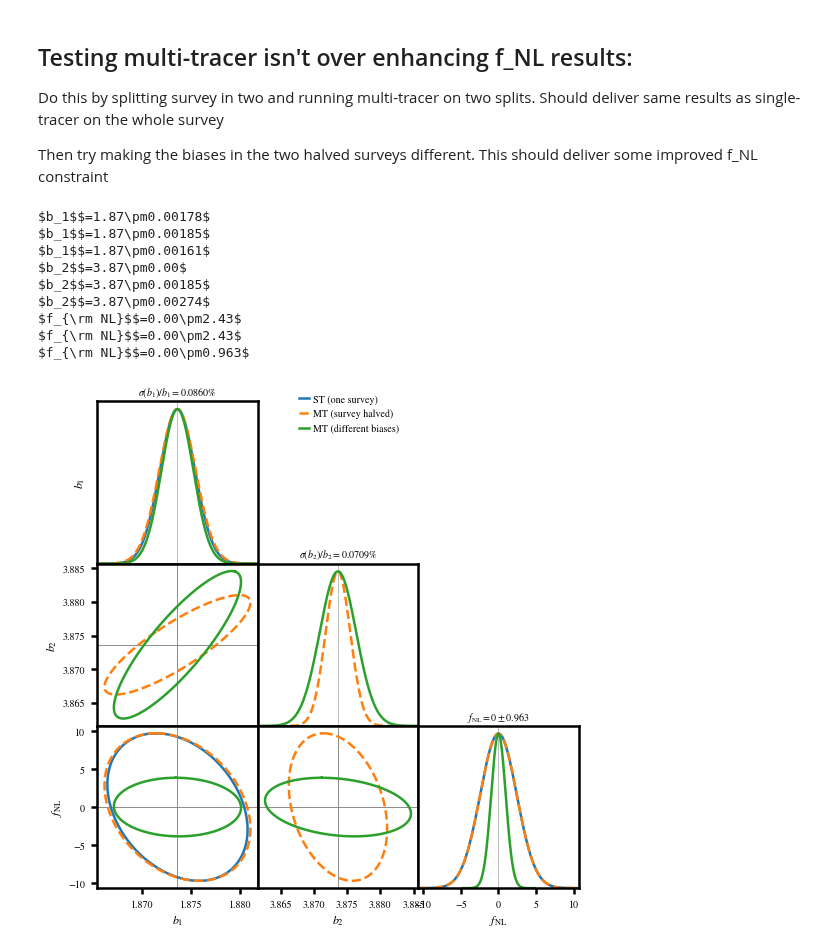
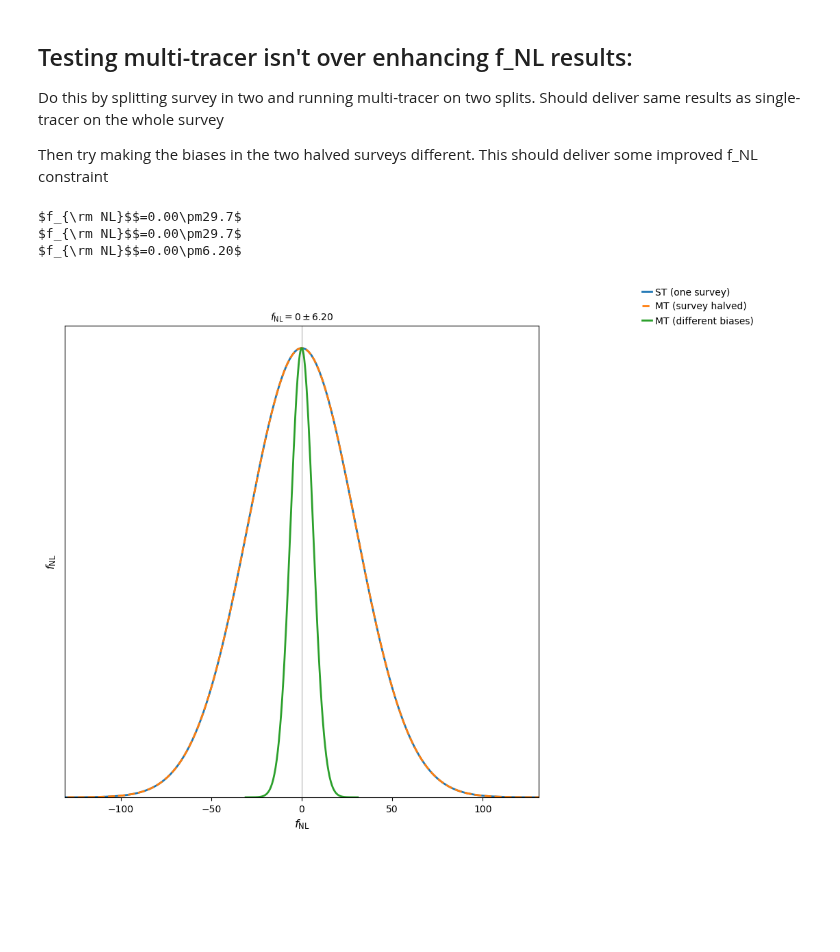
Before and after one commit to meerklass/MeerFish, a Jupyter notebook: validation/multitracer_validate.ipynb, the cells around one changed output. Drawn from its saved outputs; the diff is of its cells as text; code cells hidden in the pictures; blank space fills up the shorter version.

```diff
--- a/validation/multitracer_validate.ipynb
+++ b/validation/multitracer_validate.ipynb
@@ -7,12 +7,6 @@ import cosmo
 import model
 import fisher
 import survey
-
-import matplotlib
-matplotlib.rcParams['mathtext.fontset'] = 'stix'
-matplotlib.rcParams['font.family'] = 'STIXGeneral'
-import mpl_style
-plt.style.use(mpl_style.style1)
 # %% [markdown]
 ## Testing multi-tracer isn't over enhancing f_NL results:
 
@@ -49,10 +31,10 @@ sigma_z1 = 0
 # %%
-################################################################################################
+### Parameter selection:
 import model
 theta_ids = [\
 #r'$\overline{T}_{\rm HI}$',\
-r'$b_1$',\
-r'$b_2$',\
+#r'$b_1$',\
+#r'$b_2$',\
 #r'$b^\phi_1$',\
 #r'$b^\phi_2$',\
 #r'$f$',\
@@ -61,49 +43,38 @@ r'$b_2$',\
 #r'$A_{\rm BAO}$',\
 r'$f_{\rm NL}$'\
 ]
 
 Fs = []
 ells = [0,2]
 
-#b1 = 3
-
 ### Single tracer for 1 survey:
-P_N1 = model.P_N(z,zmin,zmax,A_sky,t_tot,N_dish)
-surveypars = z,V_bin,V_bin,theta_FWHM1,theta_FWHM1,sigma_z1,sigma_z1,P_N1,P_N1
+P_N1 = model.P_N(z,A_sky1,t_tot,N_dish,theta_FWHM=theta_FWHM1)
+surveypars = z,V_bin1,V_bin1,V_bin1,theta_FWHM1,theta_FWHM1,sigma_z1,sigma_z1,P_N1,P_N1
 cosmopars = np.array([Tbar1,Tbar1,b1,b1,bphi1,bphi1,f,a_perp,a_para,A_BAO,f_NL])
 theta = model.get_param_vals(theta_ids,z,cosmopars)
 Fs.append( fisher.Matrix_ell(theta_ids,k,Pmod,cosmopars,surveypars,ells,tracer='1') )
 
 ### Split survey in half and take it's multi-tracer (shouldn't improve on single-tracer):
 t_tot_split = t_tot/2
-P_N1 = model.P_N(z,zmin,zmax,A_sky,t_tot_split,N_dish)
-surveypars = z,V_bin,V_bin,theta_FWHM1,theta_FWHM1,sigma_z1,sigma_z1,P_N1,P_N1
-cosmopars = np.array([Tbar1,Tbar1,b1,b1,bphi1,bphi1,f,a_perp,a_para,A_BAO,f_NL])
-theta = model.get_param_vals(theta_ids,z,cosmopars)
+P_N1 = model.P_N(z,A_sky1,t_tot_split,N_dish,theta_FWHM=theta_FWHM1)
+surveypars = z,V_bin1,V_bin1,V_bin1,theta_FWHM1,theta_FWHM1,sigma_z1,sigma_z1,P_N1,P_N1
 Fs.append( fisher.Matrix_ell(theta_ids,k,Pmod,cosmopars,surveypars,ells,tracer='MT') )
 
 ### Multi-tracer of same two surveys now with different bias:
 b2 = b1 + 2
 bphi2 = cosmo.b_phi_universality(b2)
-surveypars = z,V_bin,V_bin,theta_FWHM1,theta_FWHM1,sigma_z1,sigma_z1,P_N1,P_N1
 cosmopars = np.array([Tbar1,Tbar1,b1,b2,bphi1,bphi2,f,a_perp,a_para,A_BAO,f_NL])
 theta = model.get_param_vals(theta_ids,z,cosmopars)
 Fs.append( fisher.Matrix_ell(theta_ids,k,Pmod,cosmopars,surveypars,ells,tracer='MT') )
 
 Flabels = ['ST (one survey)','MT (survey halved)','MT (different biases)']
 ls = ['-','--','-']
 
 fontsize = 10
 fisher.CornerPlot(Fs,theta,theta_ids,Flabels=Flabels,ls=ls,fontsize=fontsize)
 plt.show()
 # %% [output]
-$b_1$$=1.87\pm0.00178$
-$b_1$$=1.87\pm0.00185$
-$b_1$$=1.87\pm0.00161$
-$b_2$$=3.87\pm0.00$
-$b_2$$=3.87\pm0.00185$
-$b_2$$=3.87\pm0.00274$
-$f_{\rm NL}$$=0.00\pm2.43$
-$f_{\rm NL}$$=0.00\pm2.43$
-$f_{\rm NL}$$=0.00\pm0.963$
+$f_{\rm NL}$$=0.00\pm29.7$
+$f_{\rm NL}$$=0.00\pm29.7$
+$f_{\rm NL}$$=0.00\pm6.20$
-[figure, old version]
+[figure, new version]
```
Also changed, not shown: parts of 1 cell of this notebook, 2 other files.
